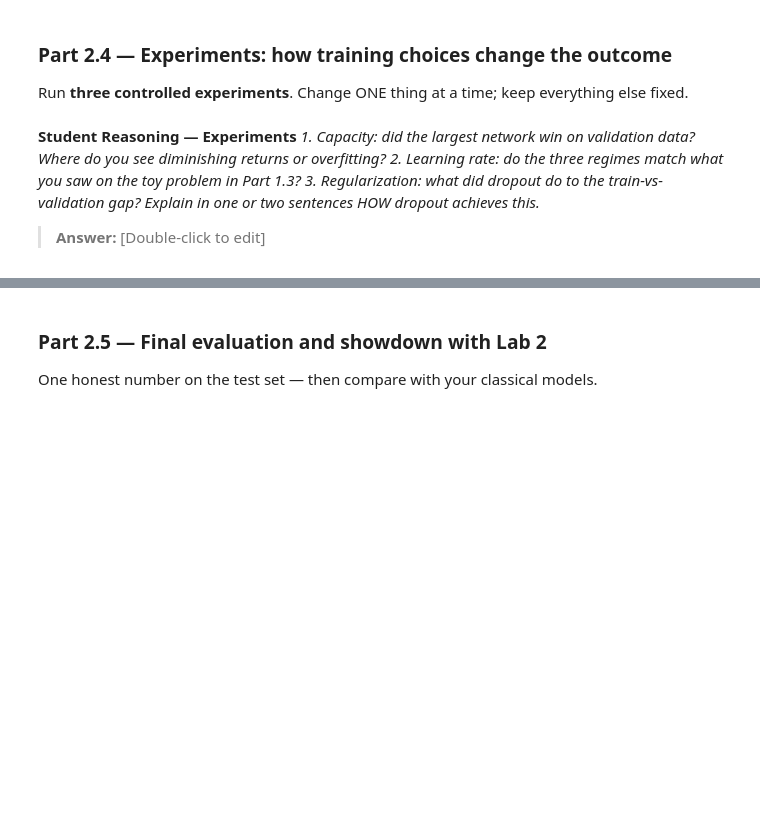
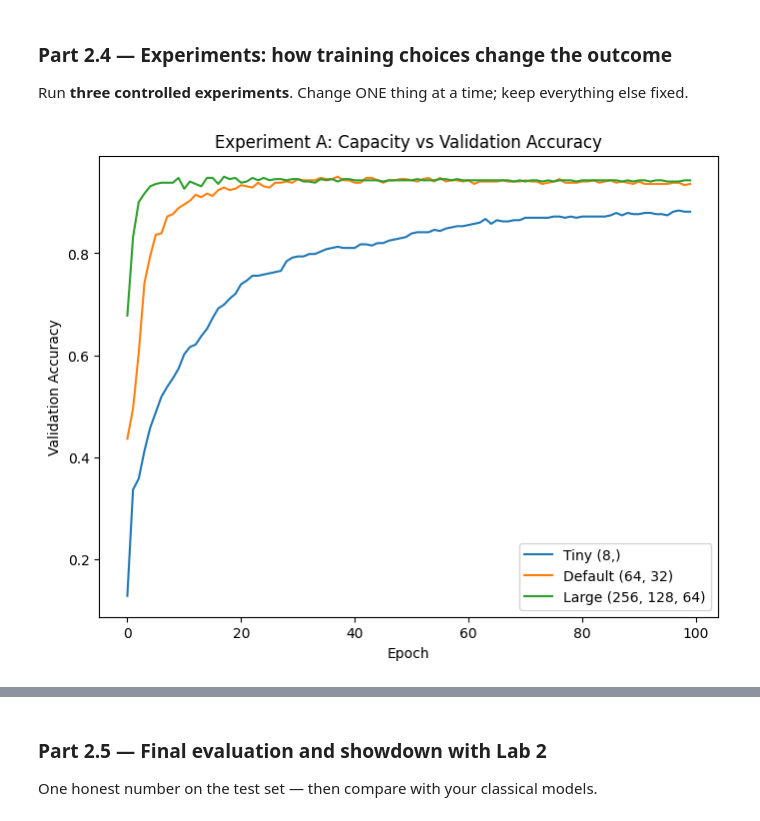
Before and after one commit to YayraBoven/lab-3, a Jupyter notebook: lab_3.ipynb, the cells around one changed output, grey strips where cells are left out. Cells and saved outputs as stored; diff of their text form; code cells hidden in the pictures; blank space fills up the shorter version.

Commit message:
Commiting Part 2.4

```diff
--- a/lab_3.ipynb
+++ b/lab_3.ipynb
@@ -734,12 +734,23 @@ Run **three controlled experiments**. Change ONE thing at a time; keep everythin
 # TODO — Experiment C (regularization): take your LARGEST network and train it
 #   with and without nn.Dropout(0.3) after each hidden layer.
 #   Plot train vs validation accuracy for both runs.
-# %% [markdown]
-**Student Reasoning — Experiments**
-*1. Capacity: did the largest network win on validation data? Where do you see diminishing
-returns or overfitting?*
-*2. Learning rate: do the three regimes match what you saw on the toy problem in Part 1.3?*
-*3. Regularization: what did dropout do to the train-vs-validation gap? Explain in one or two
-sentences HOW dropout achieves this.*
-
-> **Answer:** [Double-click to edit]
+# %%
+#Adding dropout support to our feedforward network
+class FeedForwardNet(nn.Module):
+  def __init__(self,input_dim,hidden_sizes=(64, 32), n_classes=7, dropout = 0.0 ):
+    super().__init__()
+    self.relu= nn.ReLU()
+    self.dropout = nn.Dropout(dropout)
+    self.fc1 = nn.Linear(input_dim,hidden_sizes[0])
+    self.fc2 = nn.Linear(hidden_sizes[0],hidden_sizes[1])
+    self.classifier = nn.Linear (hidden_sizes[1],n_classes)
+
+  def forward(self, x):
+    x = self.fc1(x)
+    x = self.relu(x)
+    x = self.dropout(x)
+    x = self.fc2(x)
+    x = self.relu(x)
+    x = self.dropout(x)
+    out = self.classifier(x)
+    return out
@@ -745,0 +834,23 @@ sentences HOW dropout achieves this.*
+# %%
+# TODO — Experiment A (capacity): tiny (8,) vs default (64, 32) vs large (256, 128, 64).
+#   Plot the three validation-accuracy curves together.
+history_tiny = run_experiment(hidden_sizes=(8,), epochs=100)
+history_default = run_experiment(hidden_sizes=(64,32), epochs=100)
+history_large = run_experiment(hidden_sizes=(256,128,64), epochs=100)
+
+
+#Plotting the three validation curves
+plt.figure(figsize=(8,6))
+plt.plot(history_tiny['val_acc'], label='Tiny (8,)')
+plt.plot(history_default['val_acc'], label='Default (64, 32)')
+plt.plot(history_large['val_acc'], label='Large (256, 128, 64)')
+plt.xlabel("Epoch")
+plt.ylabel("Validation Accuracy")
+plt.title("Experiment A: Capacity vs Validation Accuracy")
+plt.legend()
+plt.show()
+
+
+#
+# %% [output]
+[figure, added]
```
Also changed, not shown: parts of 6 cells of this notebook.
